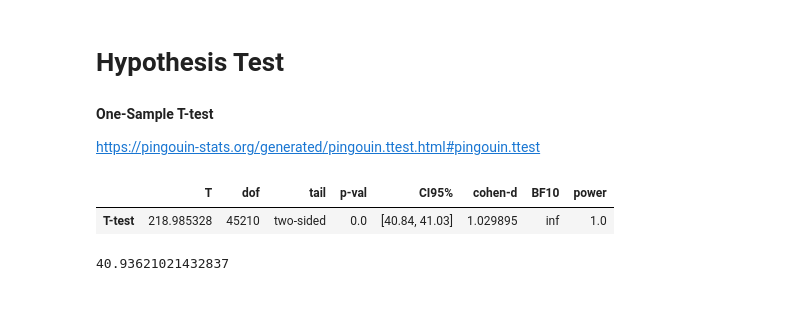
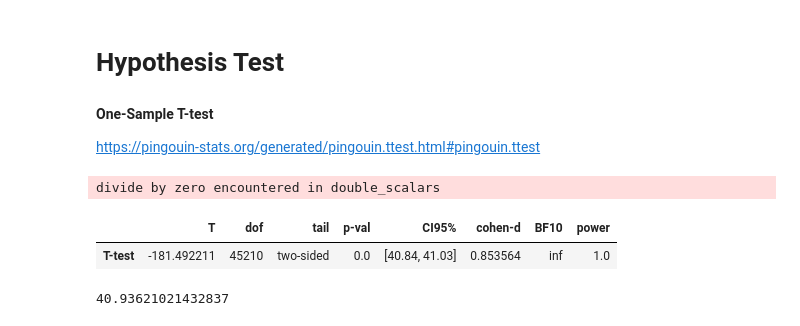
Before and after one commit to hz2582/NYU_Integrated_Marketing, a Jupyter notebook: Haoming_Zhang_Statistical_1055_capstone_3.ipynb, the cells around one changed output. Saved outputs shown, nothing was run; the diff lists cells and outputs as text; code cells hidden in the pictures.

```diff
--- a/Haoming_Zhang_Statistical_1055_capstone_3.ipynb
+++ b/Haoming_Zhang_Statistical_1055_capstone_3.ipynb
@@ -75,10 +75,11 @@ import pingouin as pg
 https://pingouin-stats.org/generated/pingouin.ttest.html#pingouin.ttest
 # %%
 x=df['age']
-pg.ttest(x, 30)
+pg.ttest(x, 50)
 # %% [output]
+divide by zero encountered in double_scalars
 |  | T | dof | tail | p-val | CI95% | cohen-d | BF10 | power |
-| T-test | 218.985328 | 45210 | two-sided | 0.0 | [40.84, 41.03] | 1.029895 | inf | 1.0 |
+| T-test | -181.492211 | 45210 | two-sided | 0.0 | [40.84, 41.03] | 0.853564 | inf | 1.0 |
 # %%
 df['age'].mean()
 # %% [output]
```
Also changed, not shown: parts of 20 cells of this notebook.
